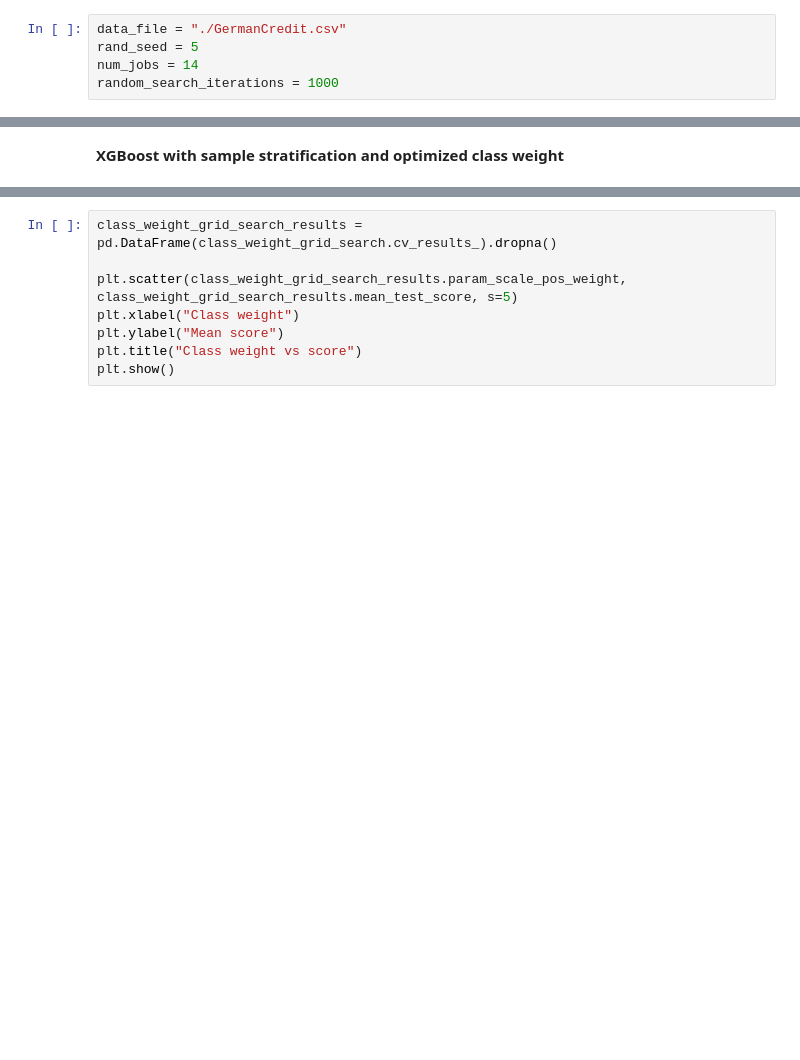
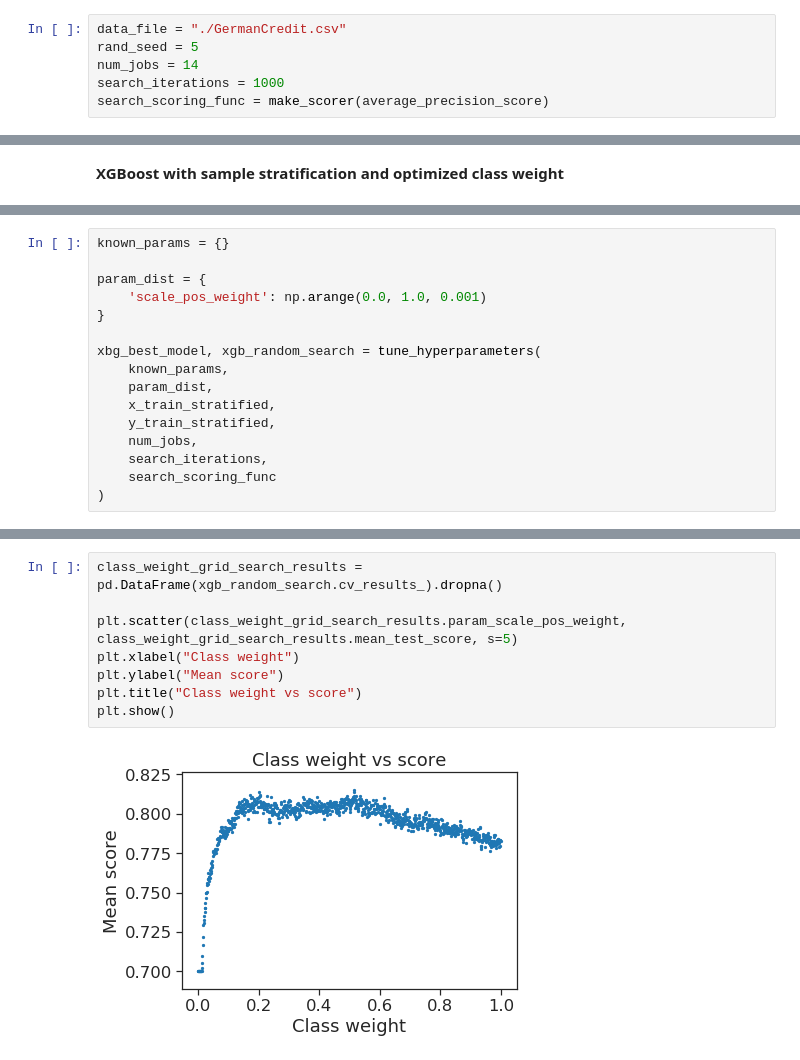
Before and after one commit to gperdrizet/tree-based_algorithms, a Jupyter notebook: german_credit_XGBoost.ipynb, the cells around one changed output, grey strips where cells are left out. Cells and saved outputs as stored; diff of their text form; blank space fills up the shorter version.

Commit message:
Finished XGBoost hyperparameter optimization

```diff
--- a/german_credit_XGBoost.ipynb
+++ b/german_credit_XGBoost.ipynb
@@ -36,7 +41,8 @@ sns.despine()
 data_file = "./GermanCredit.csv"
 rand_seed = 5
 num_jobs = 14
-random_search_iterations = 1000
+search_iterations = 1000
+search_scoring_func = make_scorer(average_precision_score)
 # %% [markdown]
 **Functions**
 # %%
@@ -184,0 +190,16 @@ print("GridSearchCV took %.2f seconds for %d candidate parameter settings."
+# %%
+known_params = {}
+
+param_dist = {
+    'scale_pos_weight': np.arange(0.0, 1.0, 0.001)
+}
+
+xbg_best_model, xgb_random_search = tune_hyperparameters(
+    known_params,
+    param_dist,
+    x_train_stratified,
+    y_train_stratified,
+    num_jobs,
+    search_iterations,
+    search_scoring_func
+)
@@ -185,9 +208,11 @@ print("GridSearchCV took %.2f seconds for %d candidate parameter settings."
 # %%
-class_weight_grid_search_results = pd.DataFrame(class_weight_grid_search.cv_results_).dropna()
+class_weight_grid_search_results = pd.DataFrame(xgb_random_search.cv_results_).dropna()
 
 plt.scatter(class_weight_grid_search_results.param_scale_pos_weight, class_weight_grid_search_results.mean_test_score, s=5)
 plt.xlabel("Class weight")
 plt.ylabel("Mean score")
 plt.title("Class weight vs score")
 plt.show()
+# %% [output]
+[figure, added]
 # %%
```
Also changed, not shown: parts of 29 cells of this notebook.
